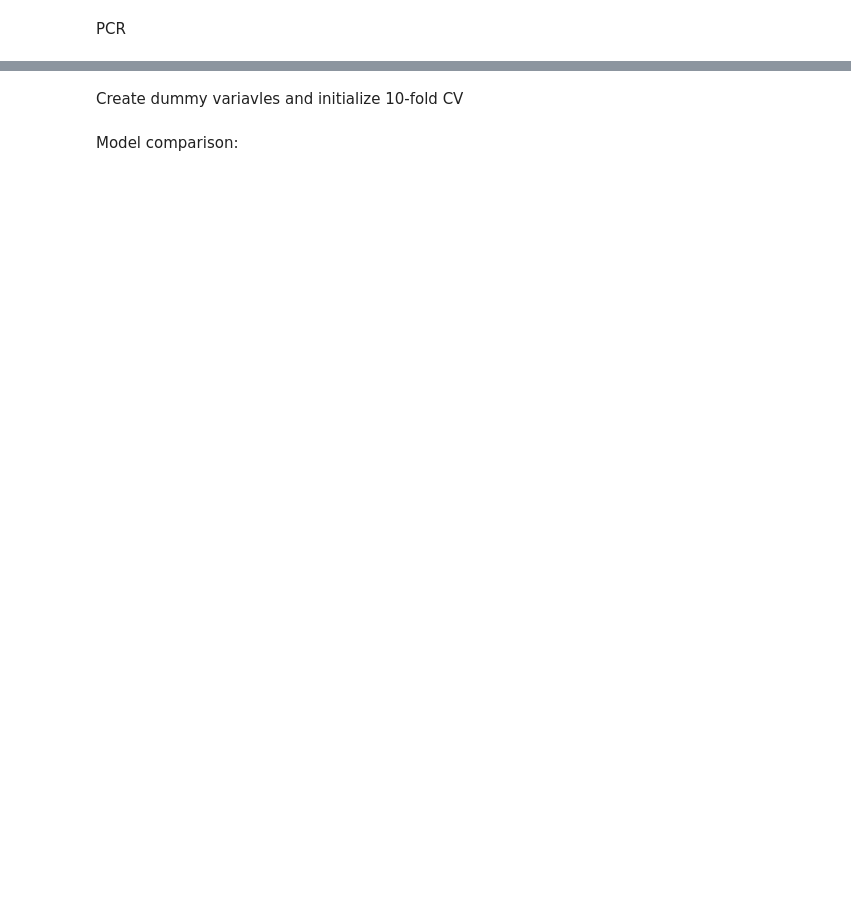
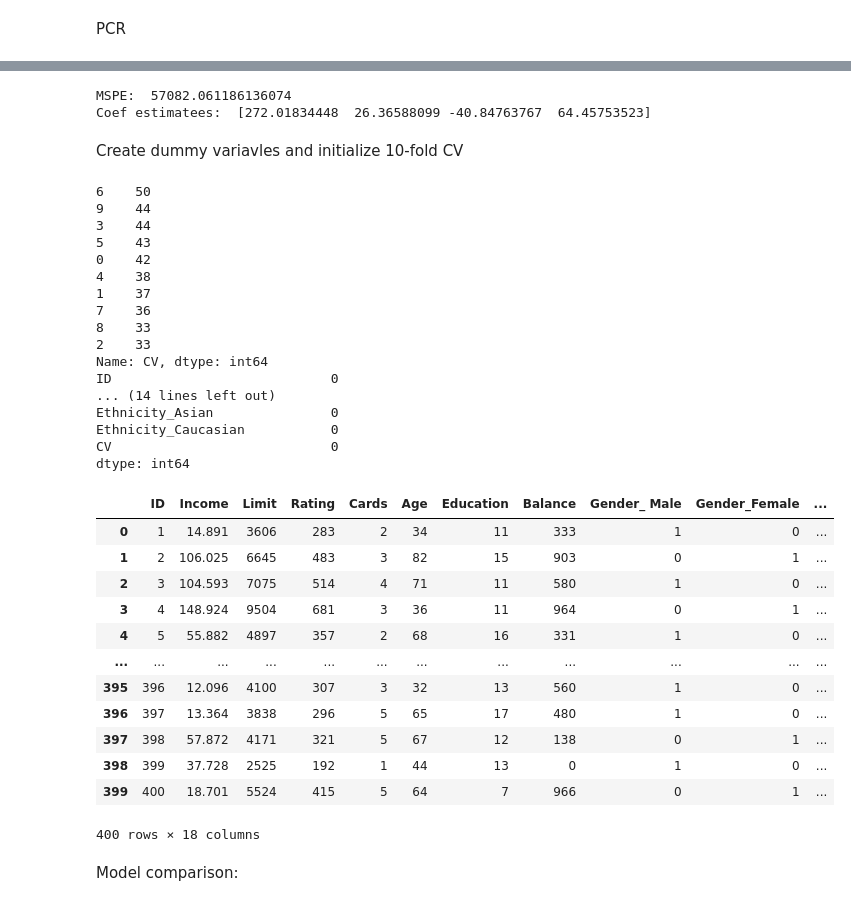
Before and after one commit to ab-sa/Statistical-Machine-Learning, a Jupyter notebook: Lecture8.ipynb, the cells around one changed output, grey strips where cells are left out. Cells and saved outputs as stored; diff of their text form; code cells hidden in the pictures; blank space fills up the shorter version.

```diff
--- a/Lecture8.ipynb
+++ b/Lecture8.ipynb
@@ -58,10 +72,50 @@ plt.ylabel('MSPE')
+# %%
+LModel.fit(PCs_train[:,:4], y_train)
+print('MSPE: ', mean_squared_error(y_test, LModel.predict(PCs_test[:,:4])))
+print('Coef estimatees: ', LModel.coef_)
+# %% [output]
+MSPE:  57082.061186136074
+Coef estimatees:  [272.01834448  26.36588099 -40.84763767  64.45753523]
 # %% [markdown]
 Create dummy variavles and initialize 10-fold CV
 # %%
-from numpy.core.fromnumeric import shape
+# from numpy.core.fromnumeric import shape
 Credit_dumms = pd.get_dummies(Credit)
 Credit_dumms['CV'] = np.random.randint(low=0, high=10, size=(Credit_dumms.shape[0],))
-Credit_dumms['CV'].value_counts()
+print(Credit_dumms['CV'].value_counts())
+print(Credit_dumms.isnull().sum())
+Credit_dumms
+# %% [output]
+6    50
+9    44
+3    44
+5    43
+0    42
+4    38
+1    37
+7    36
+8    33
+2    33
+Name: CV, dtype: int64
+ID                            0
+... (14 lines left out)
+Ethnicity_Asian               0
+Ethnicity_Caucasian           0
+CV                            0
+dtype: int64
+|  | ID | Income | Limit | Rating | Cards | Age | Education | Balance | Gender_ Male | Gender_Female | ... |
+| 0 | 1 | 14.891 | 3606 | 283 | 2 | 34 | 11 | 333 | 1 | 0 | ... |
+| 1 | 2 | 106.025 | 6645 | 483 | 3 | 82 | 15 | 903 | 0 | 1 | ... |
+| 2 | 3 | 104.593 | 7075 | 514 | 4 | 71 | 11 | 580 | 1 | 0 | ... |
+| 3 | 4 | 148.924 | 9504 | 681 | 3 | 36 | 11 | 964 | 0 | 1 | ... |
+| 4 | 5 | 55.882 | 4897 | 357 | 2 | 68 | 16 | 331 | 1 | 0 | ... |
+| ... | ... | ... | ... | ... | ... | ... | ... | ... | ... | ... | ... |
+| 395 | 396 | 12.096 | 4100 | 307 | 3 | 32 | 13 | 560 | 1 | 0 | ... |
+| 396 | 397 | 13.364 | 3838 | 296 | 5 | 65 | 17 | 480 | 1 | 0 | ... |
+| 397 | 398 | 57.872 | 4171 | 321 | 5 | 67 | 12 | 138 | 0 | 1 | ... |
+| 398 | 399 | 37.728 | 2525 | 192 | 1 | 44 | 13 | 0 | 1 | 0 | ... |
+| 399 | 400 | 18.701 | 5524 | 415 | 5 | 64 | 7 | 966 | 0 | 1 | ... |
+400 rows × 18 columns
 # %% [markdown]
 Model comparison:
 # %%
```
Also changed, not shown: parts of 6 cells of this notebook.
